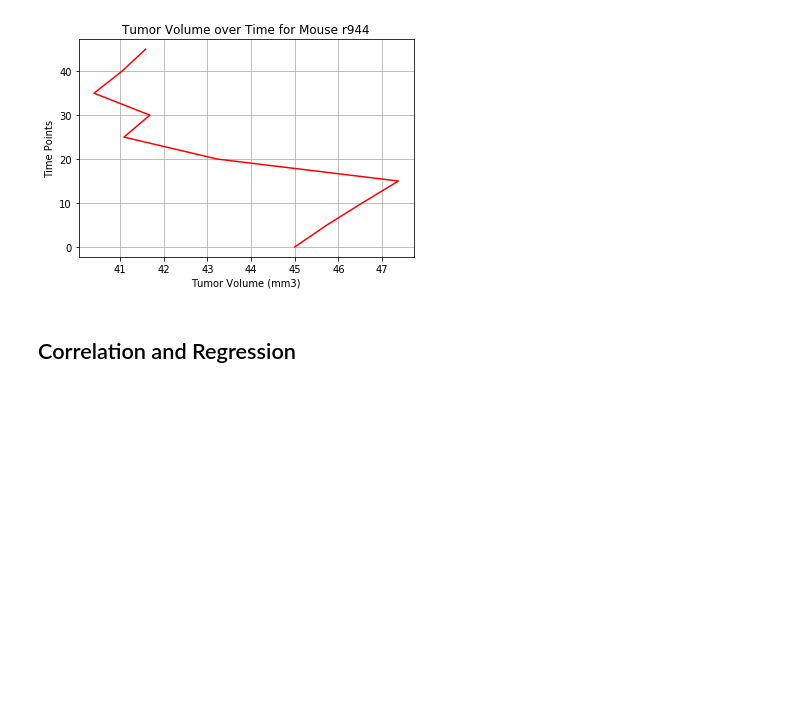
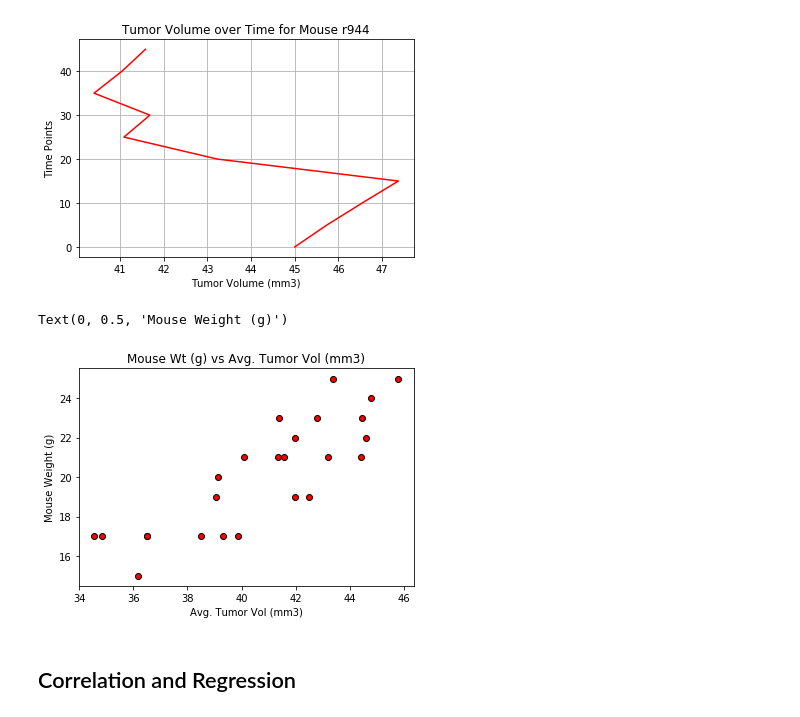
Before and after one commit to mmoormeier/matplotlibhw, a Jupyter notebook: MatplotHWMattBackup.ipynb, the cells around one changed output. Cells and saved outputs as stored; diff of their text form; code cells hidden in the pictures; blank space fills up the shorter version.

```diff
--- a/MatplotHWMattBackup.ipynb
+++ b/MatplotHWMattBackup.ipynb
@@ -439,3 +456,25 @@ plt.show()
+# %%
+# Generate a scatter plot of mouse weight versus average tumor volume for the Capomulin regimen
+
+#  Filter by drug
+cap_wt_data = clean_mice_df.loc[(clean_mice_df['Drug Regimen']=='Capomulin')]
+
+# get tumor volume mean by mouse
+cap_tum_mean = cap_wt_data.groupby(["Mouse ID"]).mean()["Tumor Volume (mm3)"]
+
+# Get Weight per mouse
+mouse_wt = cap_wt_data.groupby(["Mouse ID"]).mean()["Weight (g)"]
+
+# draw plot
+plt.scatter(cap_tum_mean, mouse_wt, marker="o", facecolors="red", edgecolors="black")
+
+# Create a title, x label, and y label for our chart
+plt.title("Mouse Wt (g) vs Avg. Tumor Vol (mm3)")
+plt.xlabel("Avg. Tumor Vol (mm3)")
+plt.ylabel("Mouse Weight (g)")
+# %% [output]
+Text(0, 0.5, 'Mouse Weight (g)')
+[figure, added]
 # %% [markdown]
 ## Correlation and Regression
 # %%
```
Also changed, not shown: parts of 8 cells of this notebook.
